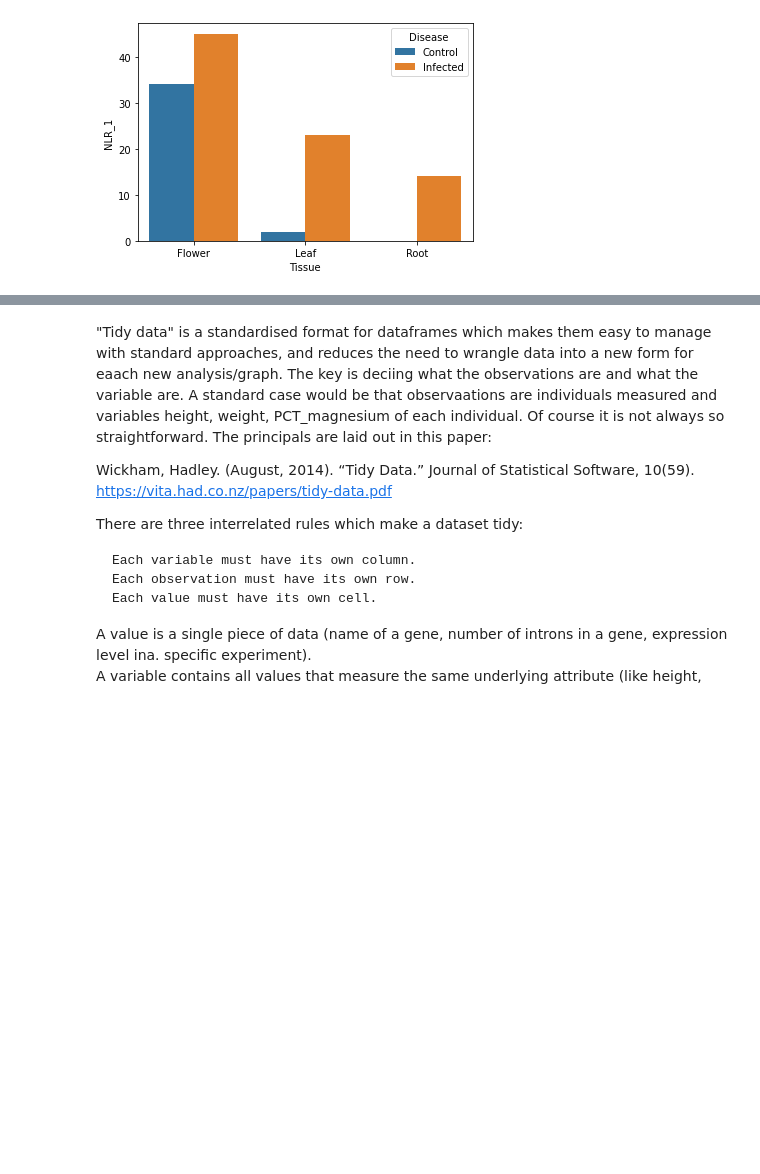
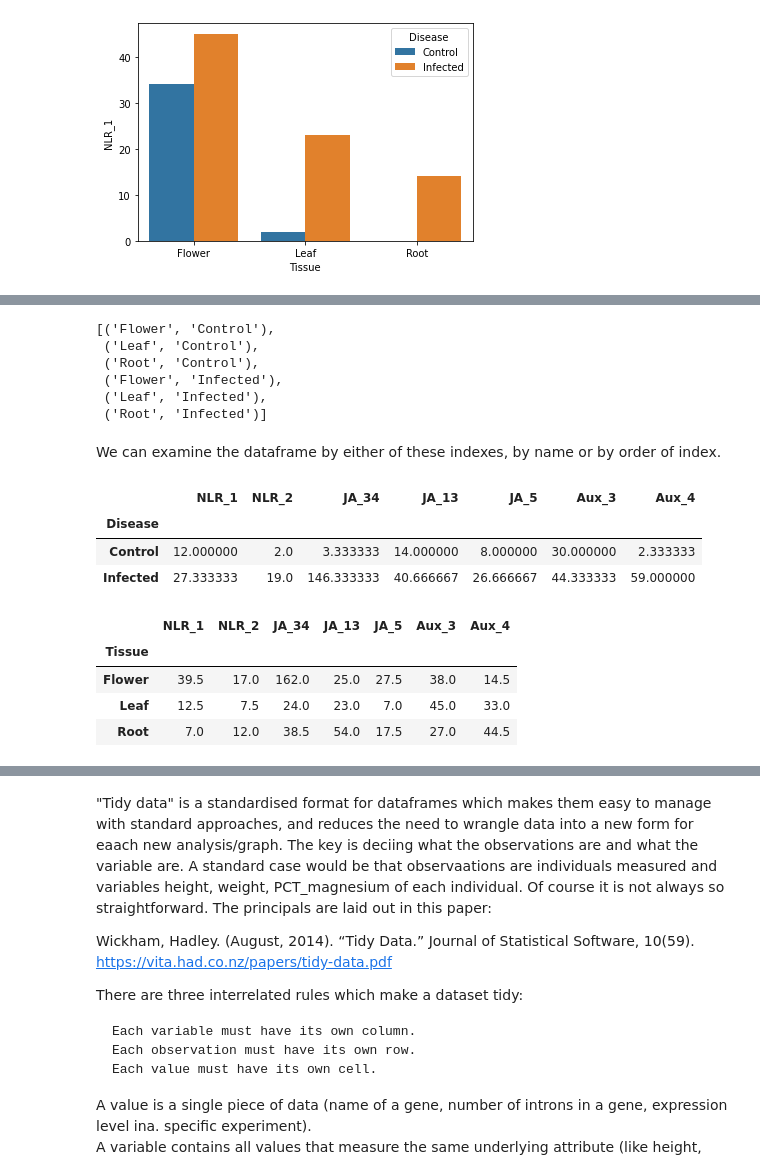
Before and after one commit to nicksavill/DEB_development, a Jupyter notebook: Week2/Class_3_tidy_data.ipynb, the cells around one changed output, grey strips where cells are left out. Cells and saved outputs as stored; diff of their text form; code cells hidden in the pictures; blank space fills up the shorter version.

```diff
--- a/Week2/Class_3_tidy_data.ipynb
+++ b/Week2/Class_3_tidy_data.ipynb
@@ -77,0 +94,26 @@ sns.barplot(x="Tissue", y="NLR_1", hue="Disease", data=df2)
+# %%
+df3.index.tolist()
+# %% [output]
+[('Flower', 'Control'),
+ ('Leaf', 'Control'),
+ ('Root', 'Control'),
+ ('Flower', 'Infected'),
+ ('Leaf', 'Infected'),
+ ('Root', 'Infected')]
+# %% [markdown]
+We can examine the dataframe by either of these indexes, by name or by order of index.
+# %%
+df3.groupby('Disease').mean()
+# %% [output]
+|  | NLR_1 | NLR_2 | JA_34 | JA_13 | JA_5 | Aux_3 | Aux_4 |
+| Disease |  |  |  |  |  |  |  |
+| Control | 12.000000 | 2.0 | 3.333333 | 14.000000 | 8.000000 | 30.000000 | 2.333333 |
+| Infected | 27.333333 | 19.0 | 146.333333 | 40.666667 | 26.666667 | 44.333333 | 59.000000 |
+# %%
+df3.groupby(level=0).mean()
+# %% [output]
+|  | NLR_1 | NLR_2 | JA_34 | JA_13 | JA_5 | Aux_3 | Aux_4 |
+| Tissue |  |  |  |  |  |  |  |
+| Flower | 39.5 | 17.0 | 162.0 | 25.0 | 27.5 | 38.0 | 14.5 |
+| Leaf | 12.5 | 7.5 | 24.0 | 23.0 | 7.0 | 45.0 | 33.0 |
+| Root | 7.0 | 12.0 | 38.5 | 54.0 | 17.5 | 27.0 | 44.5 |
```
Also changed, not shown: parts of 12 cells of this notebook, 10 other files.
